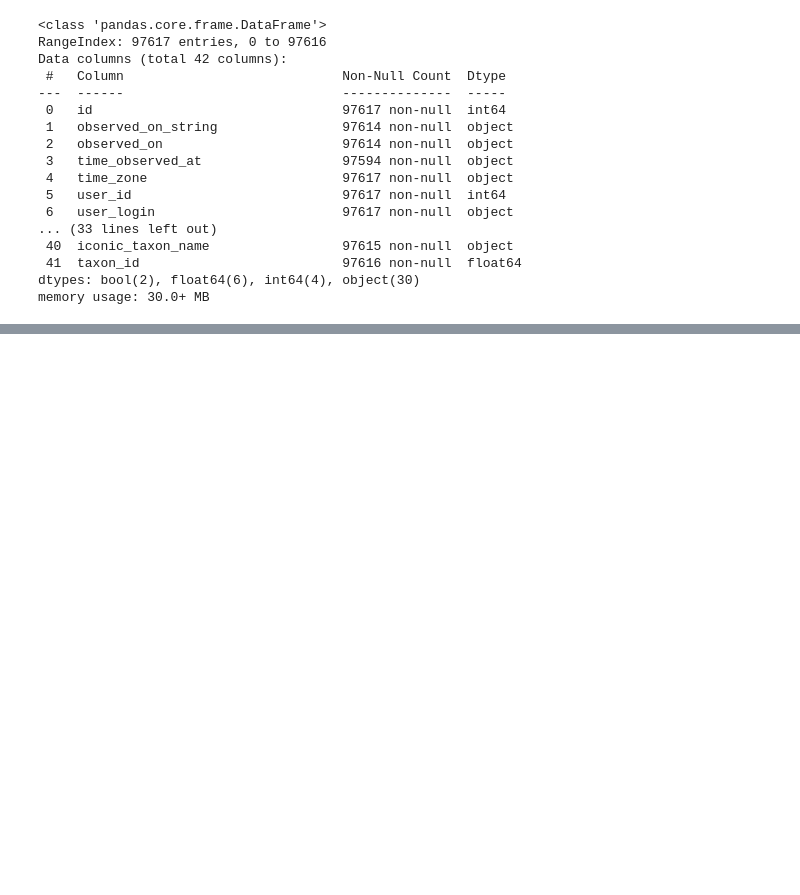
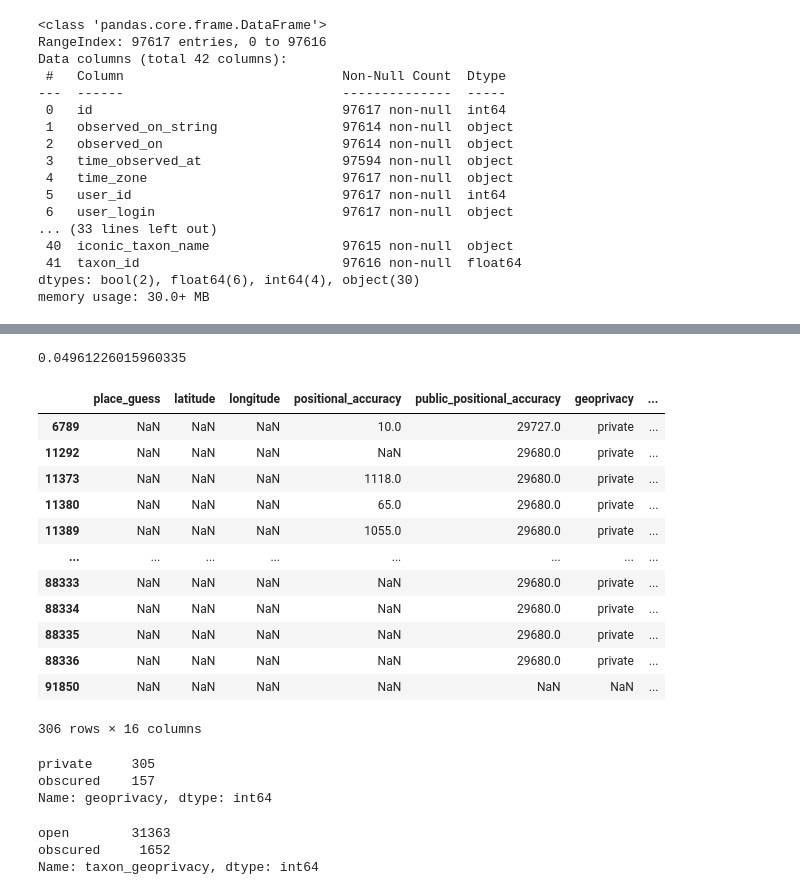
Before and after one commit to mccoolgrime/BrainStationCapstone, a Jupyter notebook: notebooks/01_data_cleaning.ipynb, the cells around one changed output, grey strips where cells are left out. Saved outputs shown, nothing was run; the diff lists cells and outputs as text; code cells hidden in the pictures; blank space fills up the shorter version.

```diff
--- a/notebooks/01_data_cleaning.ipynb
+++ b/notebooks/01_data_cleaning.ipynb
@@ -44,0 +181,35 @@ memory usage: 30.0+ MB
+# %%
+# percent of entries with data from this column
+data_gs[data_gs['description'].notnull()].shape[0] / data_gs.shape[0]
+# %% [output]
+0.04961226015960335
+# %%
+data_gs[data_gs['latitude'].isnull()].iloc[:, 21:37]
+# %% [output]
+|  | place_guess | latitude | longitude | positional_accuracy | public_positional_accuracy | geoprivacy | ... |
+| 6789 | NaN | NaN | NaN | 10.0 | 29727.0 | private | ... |
+| 11292 | NaN | NaN | NaN | NaN | 29680.0 | private | ... |
+| 11373 | NaN | NaN | NaN | 1118.0 | 29680.0 | private | ... |
+| 11380 | NaN | NaN | NaN | 65.0 | 29680.0 | private | ... |
+| 11389 | NaN | NaN | NaN | 1055.0 | 29680.0 | private | ... |
+| ... | ... | ... | ... | ... | ... | ... | ... |
+| 88333 | NaN | NaN | NaN | NaN | 29680.0 | private | ... |
+| 88334 | NaN | NaN | NaN | NaN | 29680.0 | private | ... |
+| 88335 | NaN | NaN | NaN | NaN | 29680.0 | private | ... |
+| 88336 | NaN | NaN | NaN | NaN | 29680.0 | private | ... |
+| 91850 | NaN | NaN | NaN | NaN | NaN | NaN | ... |
+306 rows × 16 columns
+# %%
+#Geoprivacy can be converted to dummies IF removal of missing lat and lon leaves anything other than NaN
+data_gs["geoprivacy"].value_counts()
+# %% [output]
+private     305
+obscured    157
+Name: geoprivacy, dtype: int64
+# %%
+#taxon_geoprivacy can be converted to dummies IF removal of missing lat and lon leaves anything other than open
+data_gs["taxon_geoprivacy"].value_counts()
+# %% [output]
+open        31363
+obscured     1652
+Name: taxon_geoprivacy, dtype: int64
```
Also changed, not shown: parts of 20 cells of this notebook.
